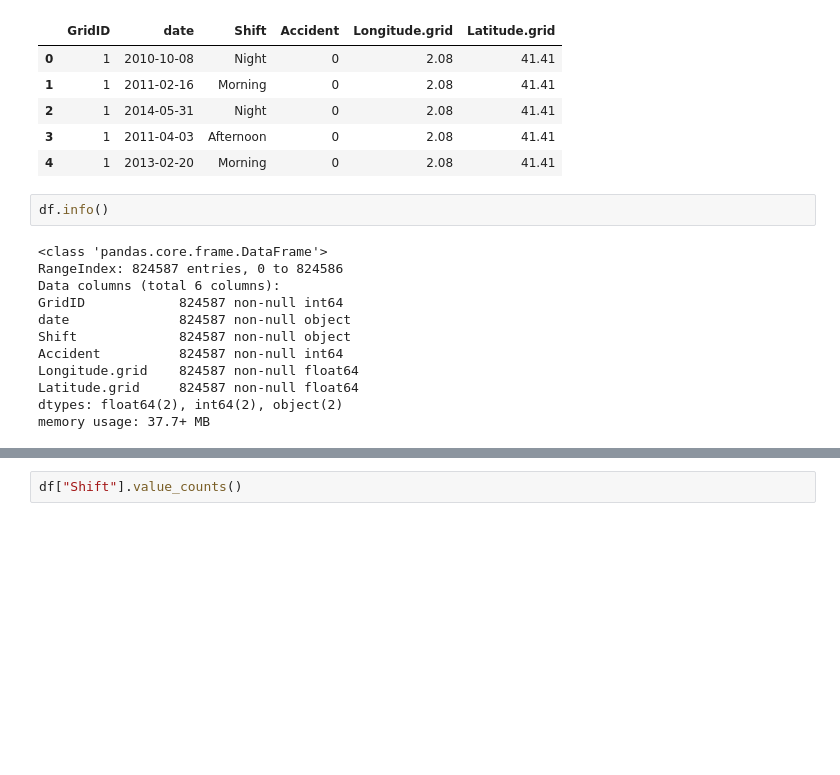
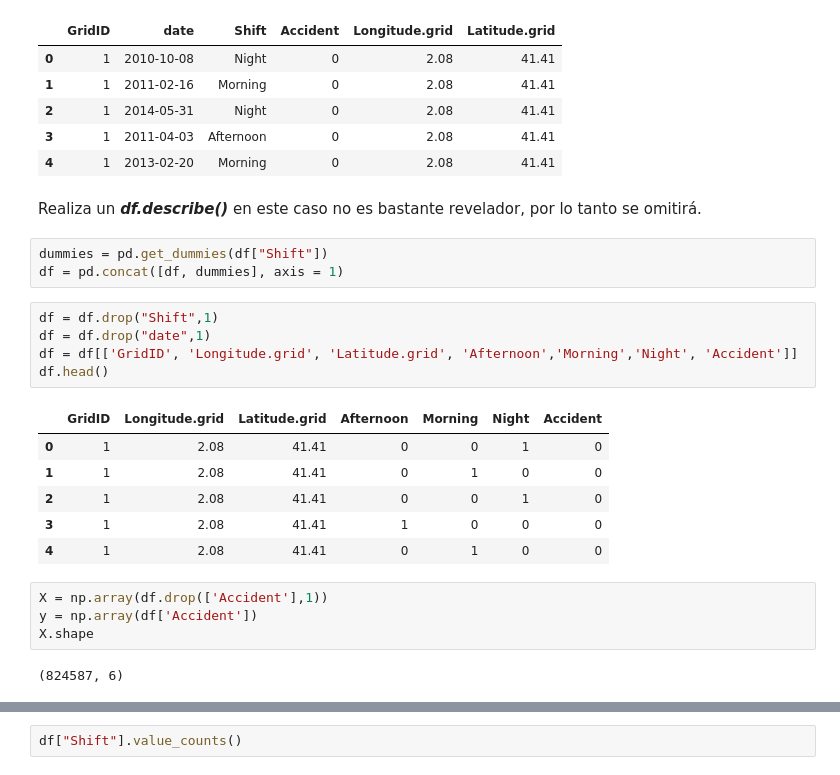
Before and after one commit to AlanItzep/JupyterGH, a Jupyter notebook: PRACTICA.ipynb, the cells around one changed output, grey strips where cells are left out. Cells and saved outputs as stored; diff of their text form; blank space fills up the shorter version.

```diff
--- a/PRACTICA.ipynb
+++ b/PRACTICA.ipynb
@@ -11,17 +67,26 @@ df.head()
 | 2 | 1 | 2014-05-31 | Night | 0 | 2.08 | 41.41 |
 | 3 | 1 | 2011-04-03 | Afternoon | 0 | 2.08 | 41.41 |
 | 4 | 1 | 2013-02-20 | Morning | 0 | 2.08 | 41.41 |
-# %%
-df.info()
-# %% [output]
-<class 'pandas.core.frame.DataFrame'>
-RangeIndex: 824587 entries, 0 to 824586
-Data columns (total 6 columns):
-GridID            824587 non-null int64
-date              824587 non-null object
-Shift             824587 non-null object
-Accident          824587 non-null int64
-Longitude.grid    824587 non-null float64
-Latitude.grid     824587 non-null float64
-dtypes: float64(2), int64(2), object(2)
-memory usage: 37.7+ MB
+# %% [markdown]
+Realiza un ***df.describe()*** en este caso no es bastante revelador, por lo tanto se omitirá.
+# %%
+dummies = pd.get_dummies(df["Shift"])
+df = pd.concat([df, dummies], axis = 1)
+# %%
+df = df.drop("Shift",1)
+df = df.drop("date",1)
+df = df[['GridID', 'Longitude.grid', 'Latitude.grid', 'Afternoon','Morning','Night', 'Accident']]
+df.head()
+# %% [output]
+|  | GridID | Longitude.grid | Latitude.grid | Afternoon | Morning | Night | Accident |
+| 0 | 1 | 2.08 | 41.41 | 0 | 0 | 1 | 0 |
+| 1 | 1 | 2.08 | 41.41 | 0 | 1 | 0 | 0 |
+| 2 | 1 | 2.08 | 41.41 | 0 | 0 | 1 | 0 |
+| 3 | 1 | 2.08 | 41.41 | 1 | 0 | 0 | 0 |
+| 4 | 1 | 2.08 | 41.41 | 0 | 1 | 0 | 0 |
+# %%
+X = np.array(df.drop(['Accident'],1))
+y = np.array(df['Accident'])
+X.shape
+# %% [output]
+(824587, 6)
```
Also changed, not shown: parts of 87 cells of this notebook, 2 other files.
